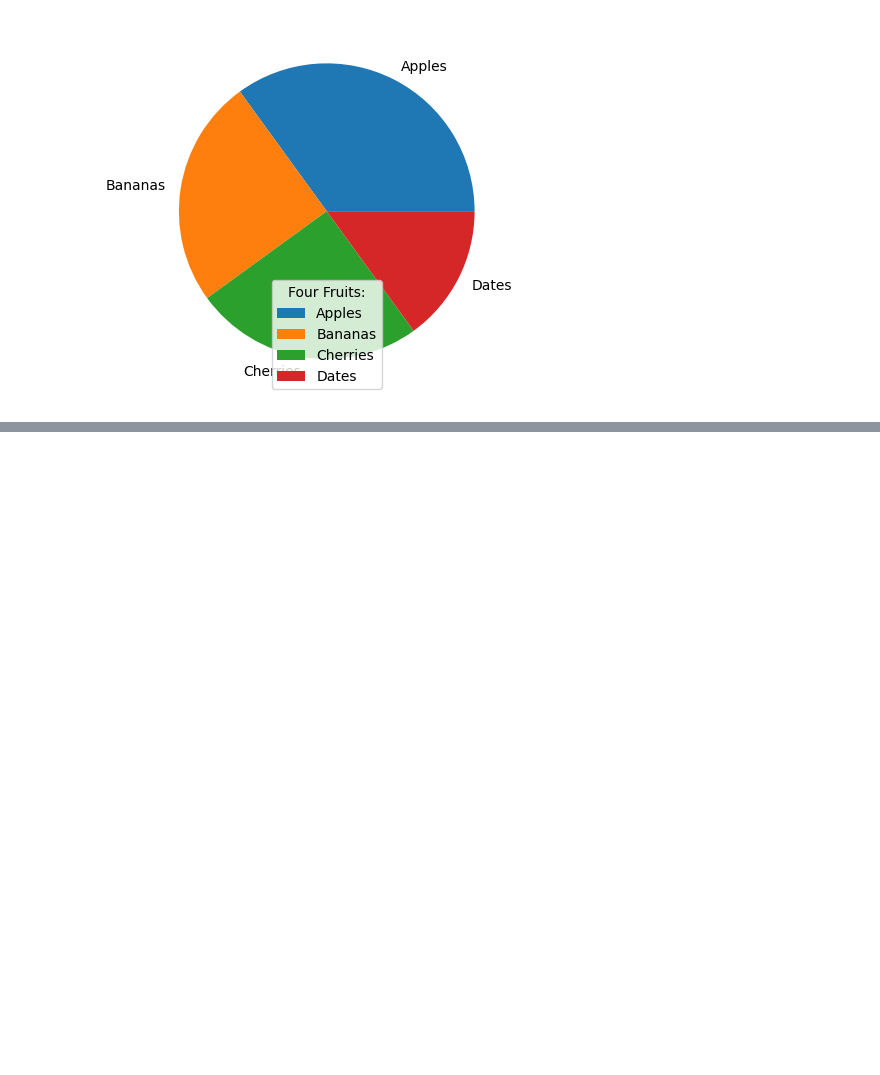
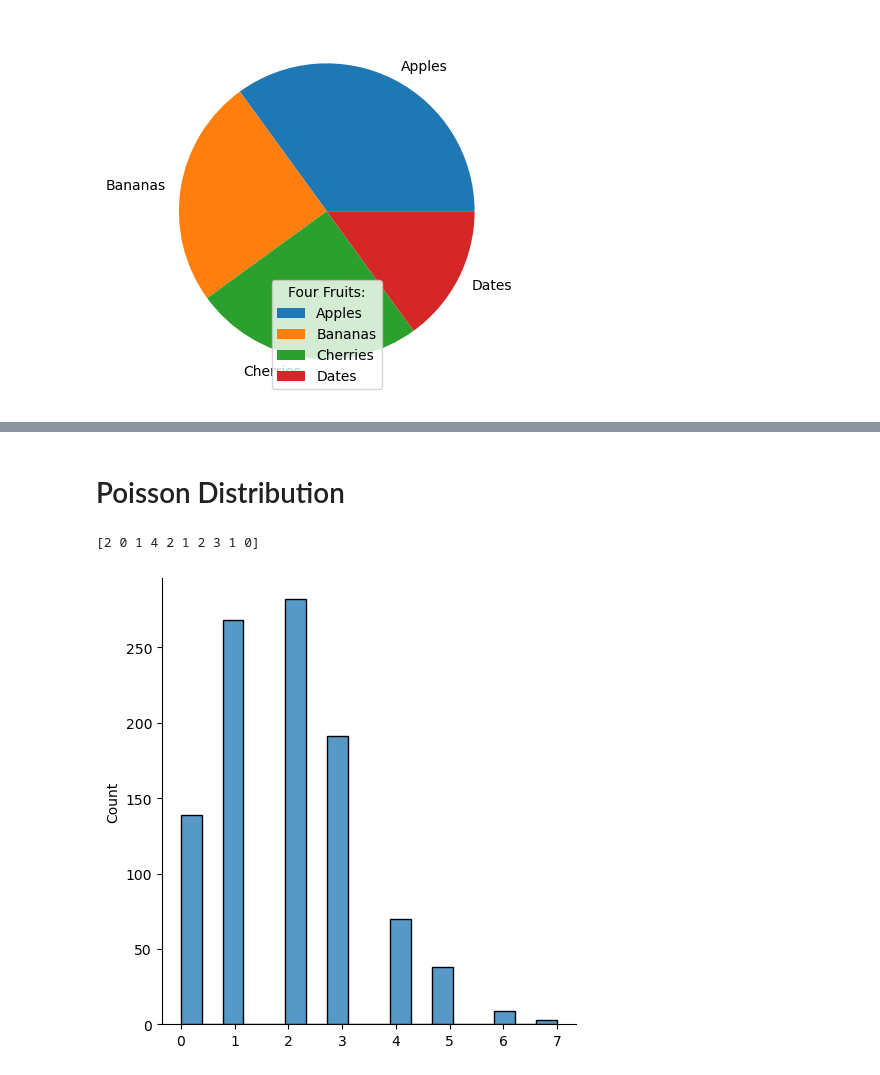
Before and after one commit to samueltexa/ML_Tutorial, a Jupyter notebook: Basics/Numpy/Numpy.ipynb, the cells around one changed output, grey strips where cells are left out. Saved outputs shown, nothing was run; the diff lists cells and outputs as text; code cells hidden in the pictures; blank space fills up the shorter version.

```diff
--- a/Basics/Numpy/Numpy.ipynb
+++ b/Basics/Numpy/Numpy.ipynb
@@ -291,0 +336,12 @@ plt.show()
+# %% [markdown]
+# Poisson Distribution
+# %%
+x = random.poisson(lam=2, size=10)
+print(x)
+# %% [output]
+[2 0 1 4 2 1 2 3 1 0]
+# %%
+sns.displot(random.poisson(lam=2, size=1000), kde=False)
+plt.show()
+# %% [output]
+[figure, added]
```
Also changed, not shown: parts of 12 cells of this notebook.
